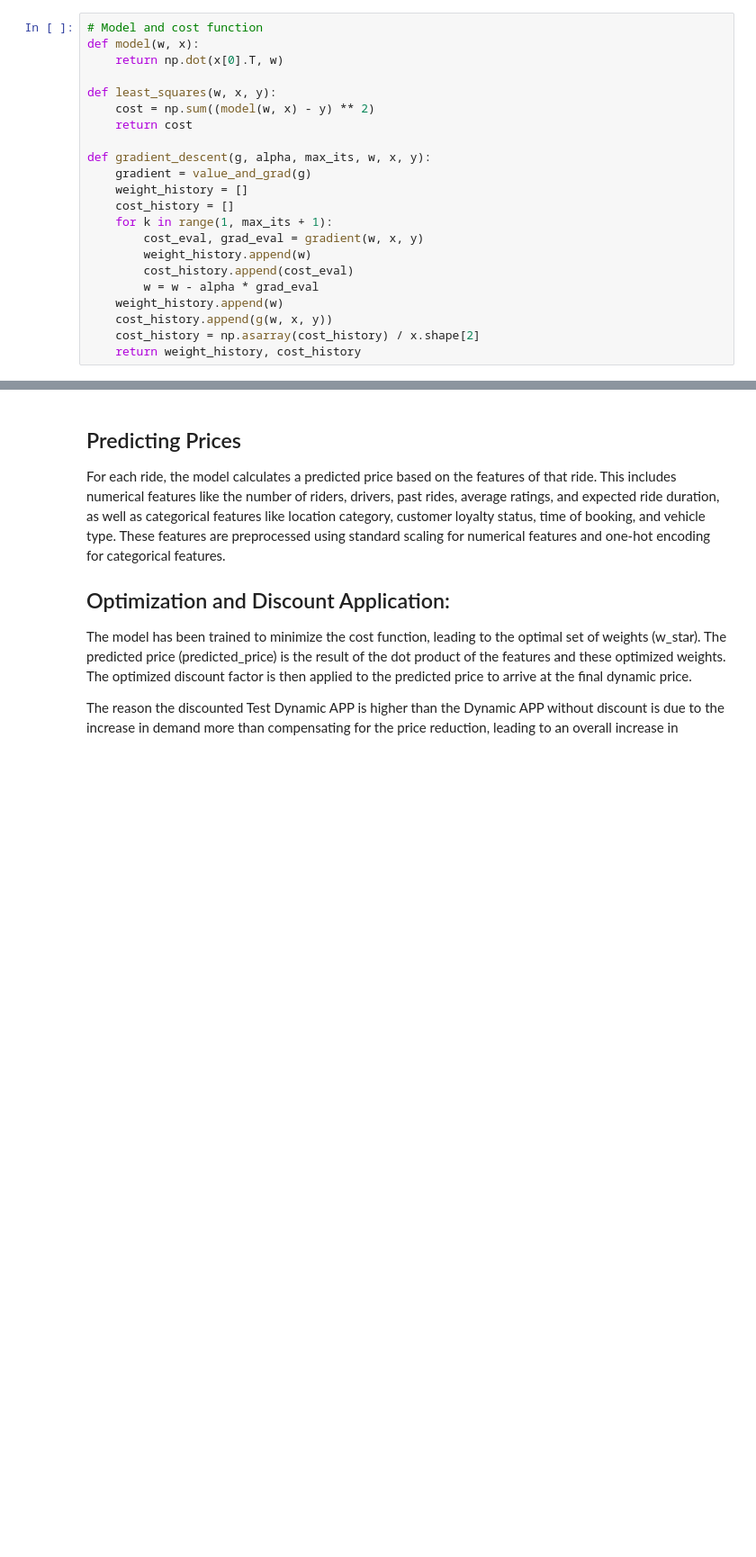
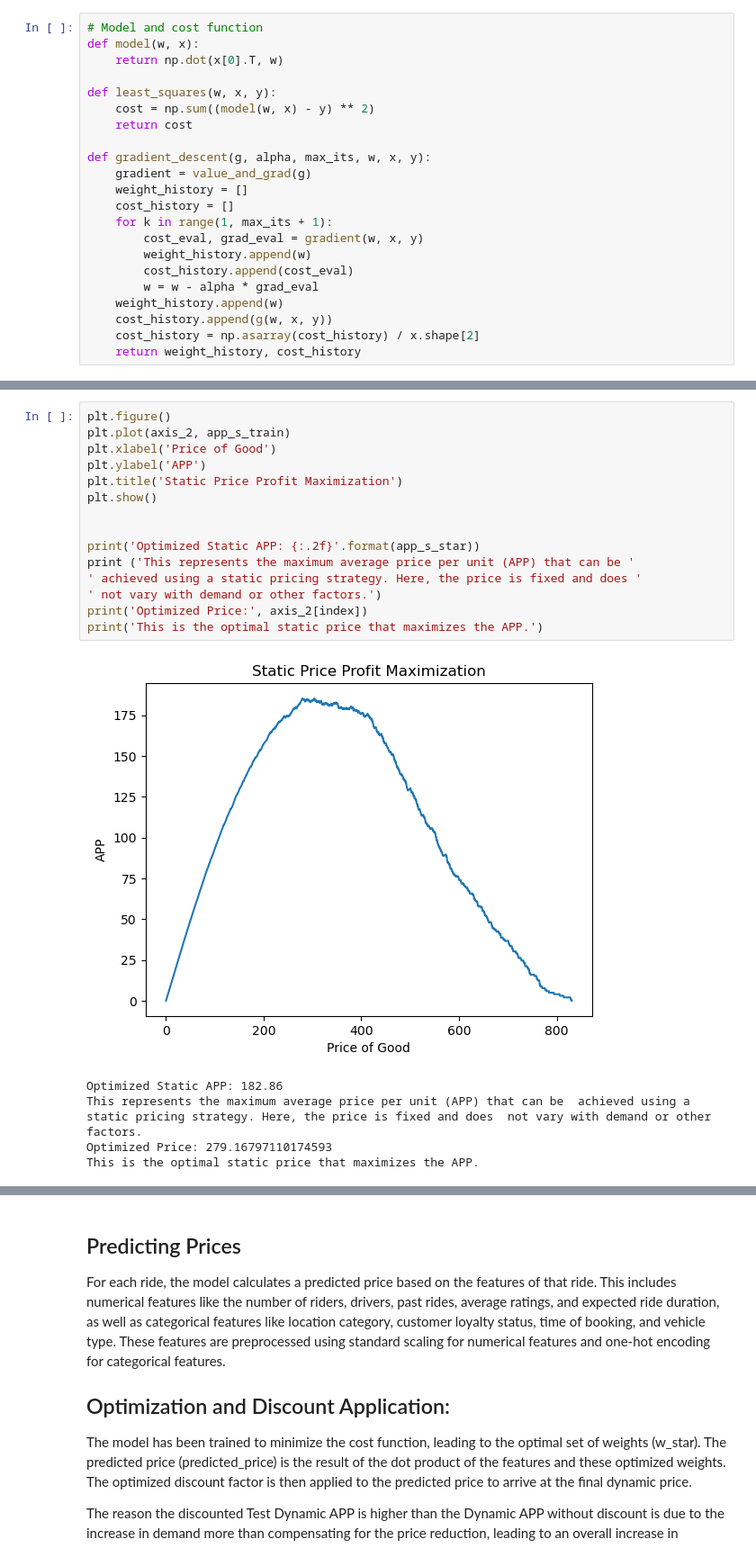
Before and after one commit to diclebulut/dynamic-pricing, a Jupyter notebook: reinforcement_uber.ipynb, the cells around one changed output, grey strips where cells are left out. Shown: that part at 90% size. Saved outputs shown, nothing was run; the diff lists cells and outputs as text; blank space fills up the shorter version.

```diff
--- a/reinforcement_uber.ipynb
+++ b/reinforcement_uber.ipynb
@@ -154,0 +214,21 @@ Test Cost: The cost on the test set, indicating how well the model generalizes t
+# %%
+plt.figure()
+plt.plot(axis_2, app_s_train)
+plt.xlabel('Price of Good')
+plt.ylabel('APP')
+plt.title('Static Price Profit Maximization')
+plt.show()
+
+
+print('Optimized Static APP: {:.2f}'.format(app_s_star))
+print ('This represents the maximum average price per unit (APP) that can be '
+' achieved using a static pricing strategy. Here, the price is fixed and does '
+' not vary with demand or other factors.')
+print('Optimized Price:', axis_2[index])
+print('This is the optimal static price that maximizes the APP.')
+# %% [output]
+[figure, added]
+Optimized Static APP: 182.86
+This represents the maximum average price per unit (APP) that can be  achieved using a static pricing strategy. Here, the price is fixed and does  not vary with demand or other factors.
+Optimized Price: 279.16797110174593
+This is the optimal static price that maximizes the APP.
```
Also changed, not shown: parts of 22 cells of this notebook, 1 other file.
